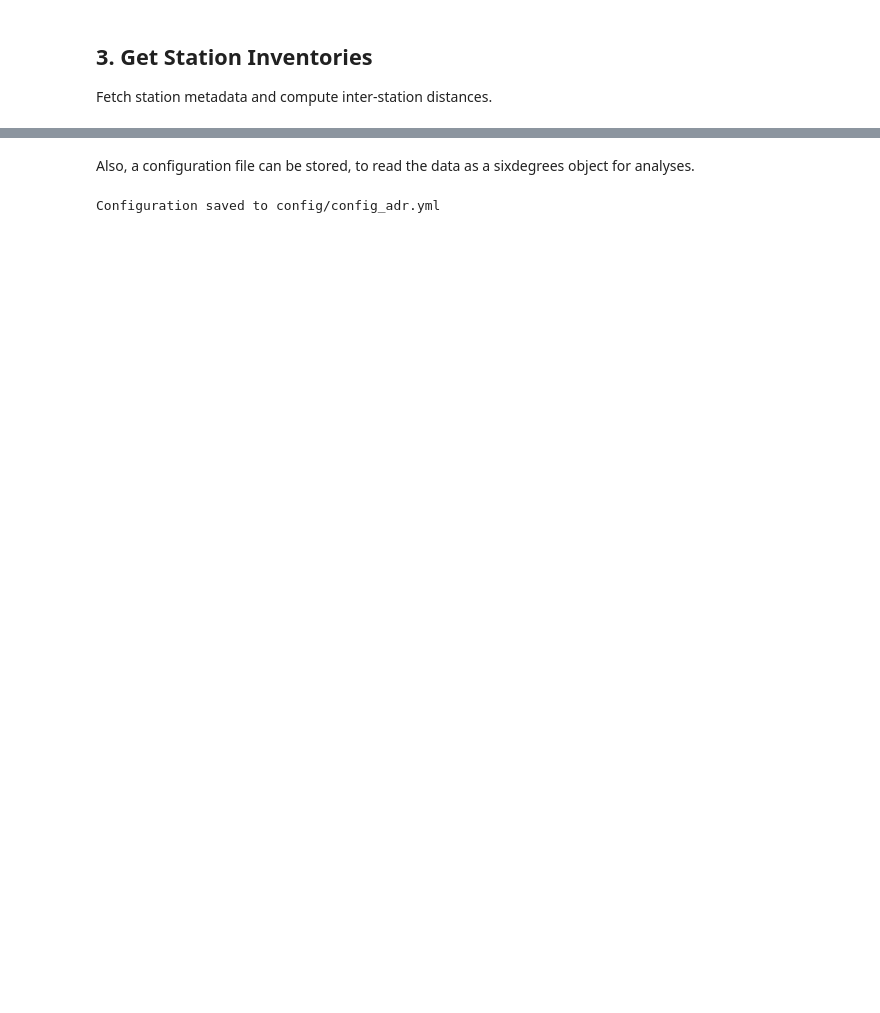
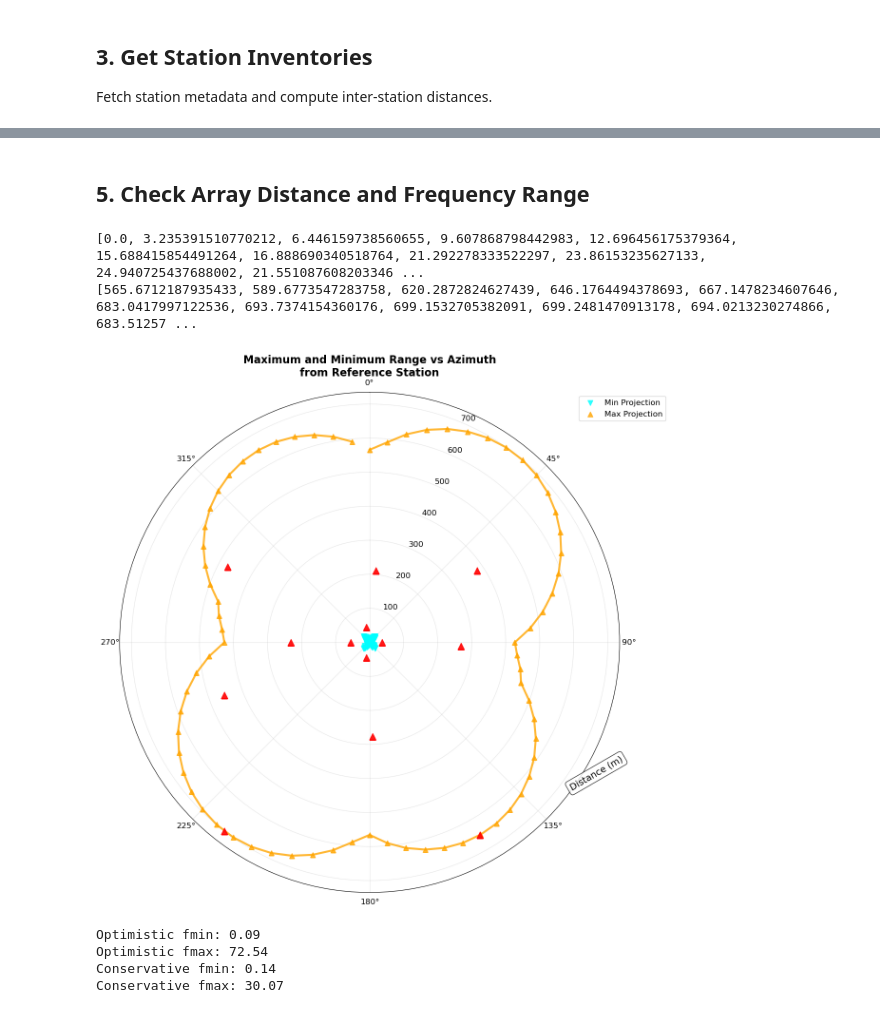
Before and after one commit to andbrocode/SixDegreesOfFreedom, a Jupyter notebook: examples/seismicarray_demo.ipynb, the cells around one changed output, grey strips where cells are left out. Drawn from its saved outputs; the diff is of its cells as text; code cells hidden in the pictures; blank space fills up the shorter version.

```diff
--- a/examples/seismicarray_demo.ipynb
+++ b/examples/seismicarray_demo.ipynb
@@ -196,9 +76,42 @@ A suitable encoding will be chosen.
-# %% [markdown]
-Also, a configuration file can be stored, to read the data as a sixdegrees object for analyses.
-# %%
-array.save_config_for_sixdegrees(
-    output_path='./config/',
-    output_file='config_adr.yml',
-)
-# %% [output]
-Configuration saved to config/config_adr.yml
+# %% [markdown]
+## 5. Check Array Distance and Frequency Range
+# %%
+from sixdegrees.seismicarray import seismicarray
+from obspy import UTCDateTime
+
+# Initialize array and get station data
+array = seismicarray("./config/array_config.yml")
+
+# Define time window
+tbeg = UTCDateTime("2025-07-29 23:30:00")
+tend = UTCDateTime("2025-07-30 00:30:00")
+
+# Get inventories
+array.request_inventories(tbeg, tend)
+
+# Compute azimuth distance range
+results = array.compute_azimuth_distance_range(
+    azimuth_step=5.0,  # 5-degree steps
+    show_station_labels=False,
+)
+# %% [output]
+[0.0, 3.235391510770212, 6.446159738560655, 9.607868798442983, 12.696456175379364, 15.688415854491264, 16.888690340518764, 21.292278333522297, 23.86153235627133, 24.940725437688002, 21.551087608203346 ...
+[565.6712187935433, 589.6773547283758, 620.2872824627439, 646.1764494378693, 667.1478234607646, 683.0417997122536, 693.7374154360176, 699.1532705382091, 699.2481470913178, 694.0213230274866, 683.51257 ...
+[figure, added]
+# %%
+# Convert to frequencies
+freq_results = array.convert_distances_to_frequencies(
+    apparent_velocity=3000.0,
+    optional_amplitude_uncertainty=0.02
+)
+
+# Access different bounds
+print("Optimistic fmin:", freq_results['fmin_optimistic'])
+print("Optimistic fmax:", freq_results['fmax_optimistic'])
+print("Conservative fmin:", freq_results['fmin_conservative'])
+print("Conservative fmax:", freq_results['fmax_conservative'])
+# %% [output]
+Optimistic fmin: 0.09
+Optimistic fmax: 72.54
+Conservative fmin: 0.14
+Conservative fmax: 30.07
```
Also changed, not shown: parts of 16 cells of this notebook, 16 other files.
